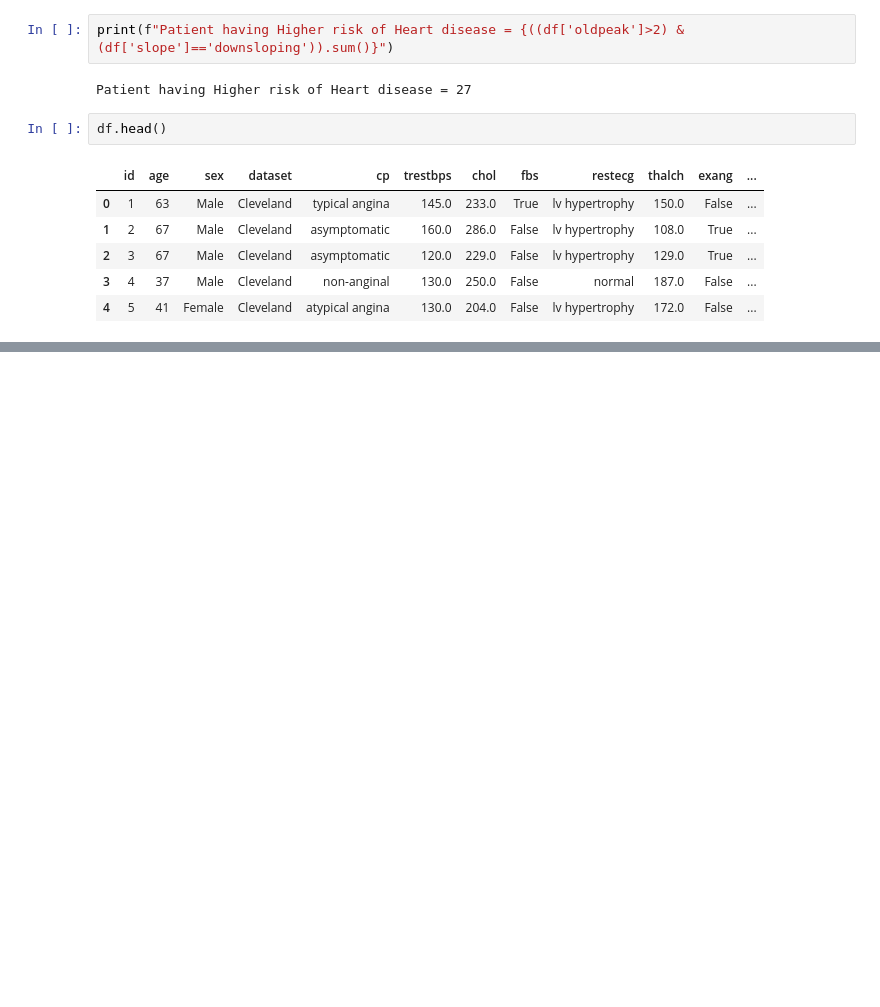
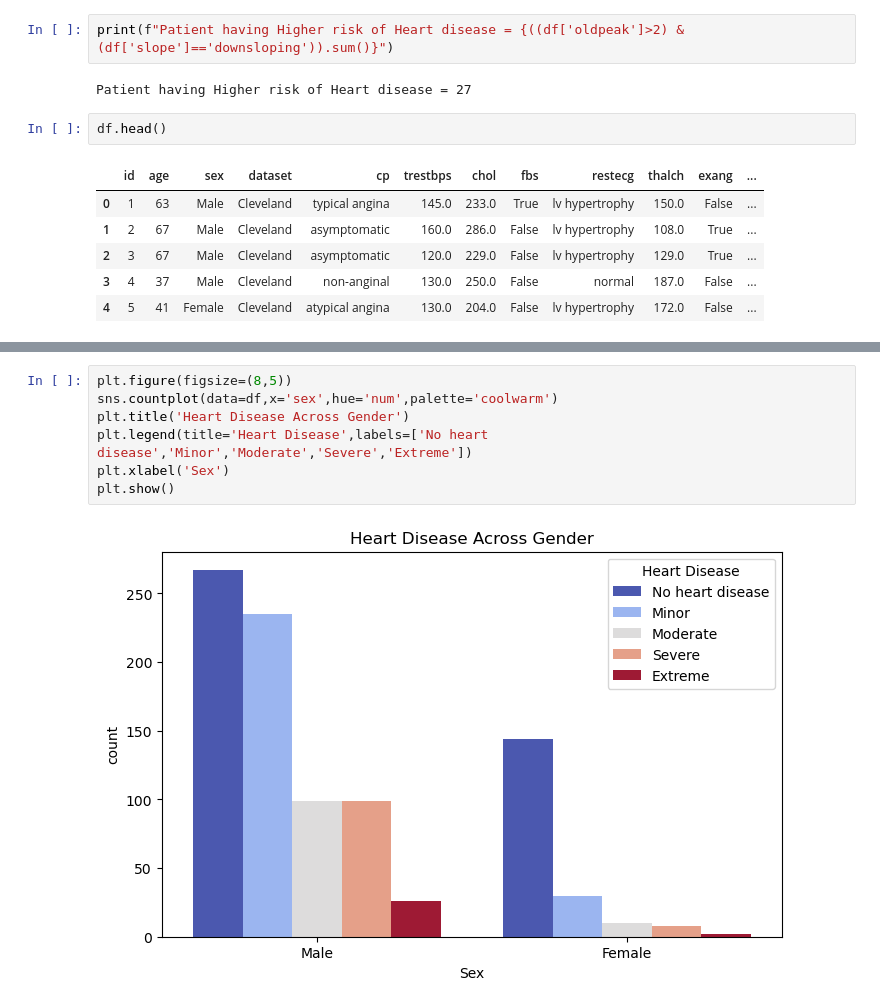
Before and after one commit to himashooo/Heart-Disease-Prediction, a Jupyter notebook: Heart Disease.ipynb, the cells around one changed output, grey strips where cells are left out. Cells and saved outputs as stored; diff of their text form; blank space fills up the shorter version.

```diff
--- a/Heart Disease.ipynb
+++ b/Heart Disease.ipynb
@@ -282,0 +295,9 @@ df.head()
+# %%
+plt.figure(figsize=(8,5))
+sns.countplot(data=df,x='sex',hue='num',palette='coolwarm')
+plt.title('Heart Disease Across Gender')
+plt.legend(title='Heart Disease',labels=['No heart disease','Minor','Moderate','Severe','Extreme'])
+plt.xlabel('Sex')
+plt.show()
+# %% [output]
+[figure, added]
```
Also changed, not shown: parts of 14 cells of this notebook.
